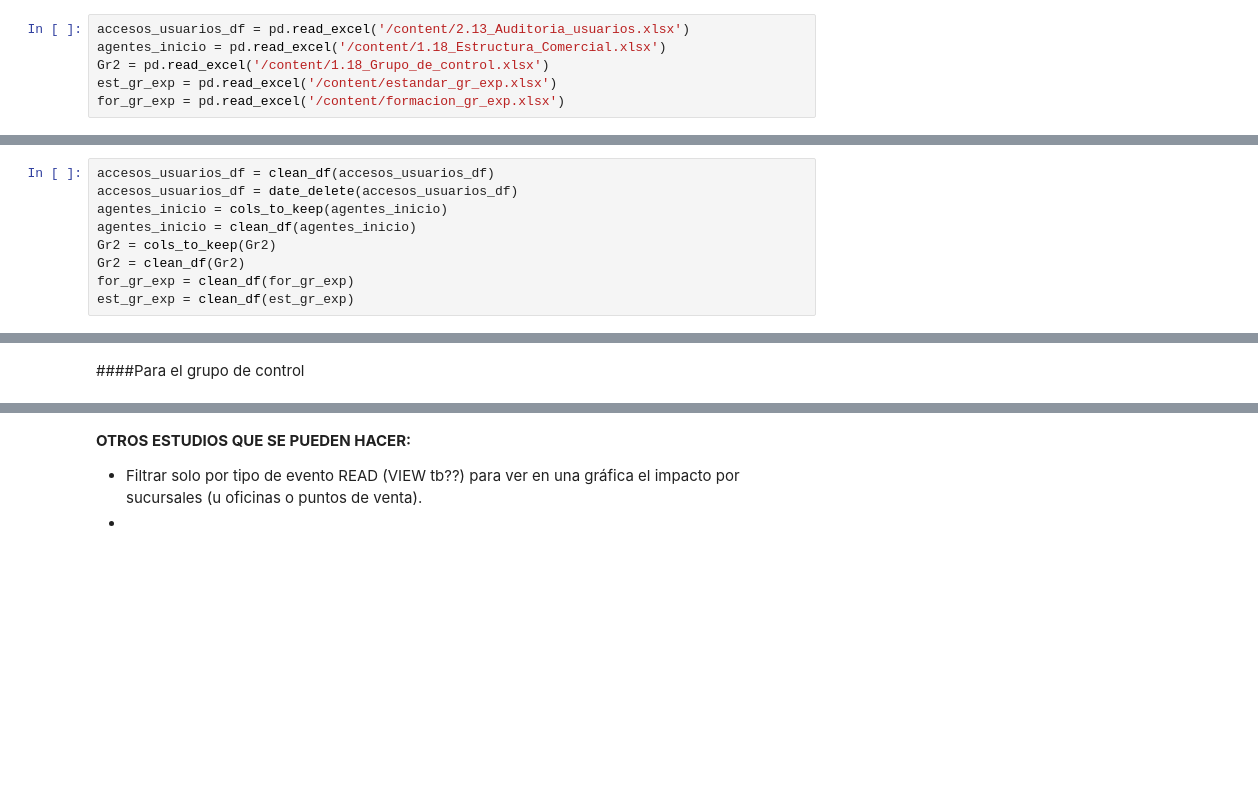
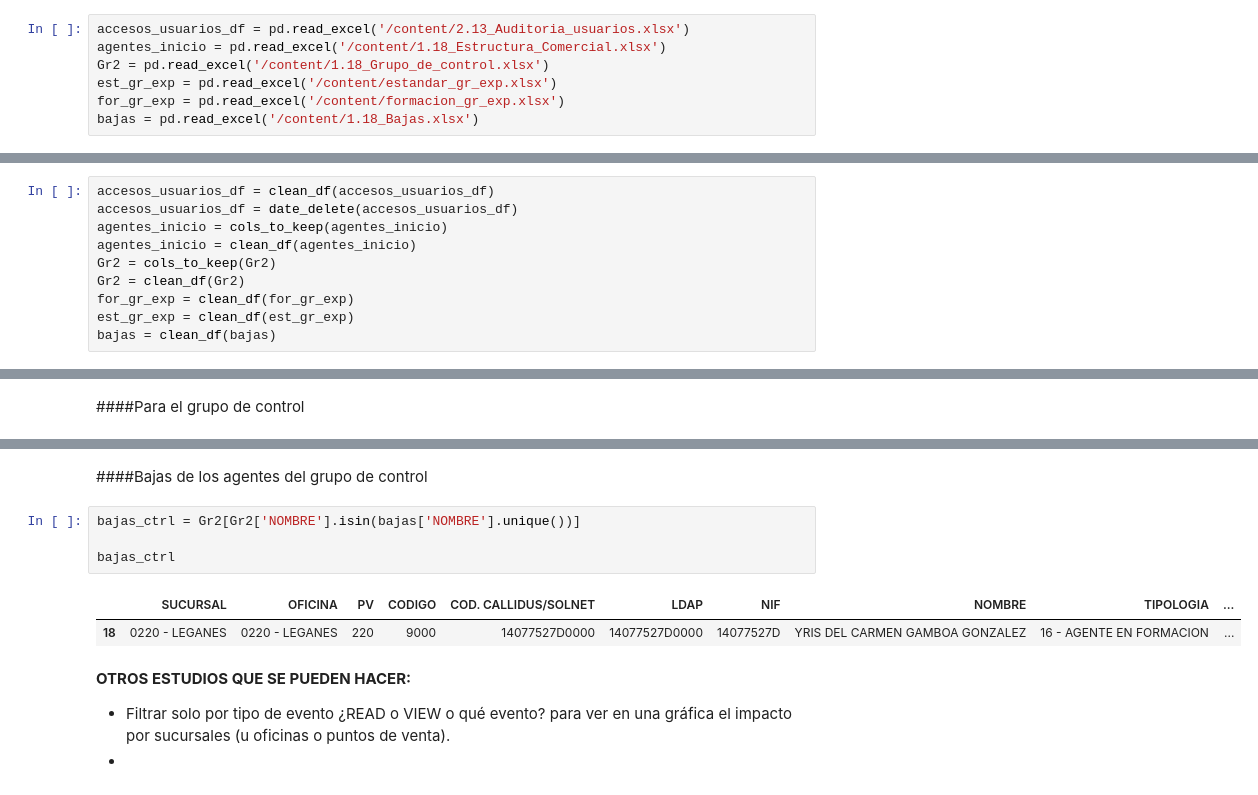
Before and after one commit to Ana-AlonsoCanizares/AA_GRUPO3, a Jupyter notebook: PruebaControl_OCASO.ipynb, the cells around one changed output, grey strips where cells are left out. Saved outputs shown, nothing was run; the diff lists cells and outputs as text; blank space fills up the shorter version.

```diff
--- a/PruebaControl_OCASO.ipynb
+++ b/PruebaControl_OCASO.ipynb
@@ -30,3 +30,4 @@ agentes_inicio = pd.read_excel('/content/1.18_Estructura_Comercial.xlsx')
 Gr2 = pd.read_excel('/content/1.18_Grupo_de_control.xlsx')
 est_gr_exp = pd.read_excel('/content/estandar_gr_exp.xlsx')
 for_gr_exp = pd.read_excel('/content/formacion_gr_exp.xlsx')
+bajas = pd.read_excel('/content/1.18_Bajas.xlsx')
@@ -66,3 +65,4 @@ Gr2 = cols_to_keep(Gr2)
 Gr2 = clean_df(Gr2)
 for_gr_exp = clean_df(for_gr_exp)
 est_gr_exp = clean_df(est_gr_exp)
+bajas = clean_df(bajas)
@@ -396,7 +408,16 @@ Hay 18 agentes en formación usando los informes y 12 agentes estándar, es deci
+# %% [markdown]
+####Bajas de los agentes del grupo de control
+# %%
+bajas_ctrl = Gr2[Gr2['NOMBRE'].isin(bajas['NOMBRE'].unique())]
+
+bajas_ctrl
+# %% [output]
+|  | SUCURSAL | OFICINA | PV | CODIGO | COD. CALLIDUS/SOLNET | LDAP | NIF | NOMBRE | TIPOLOGIA | ... |
+| 18 | 0220 - LEGANES | 0220 - LEGANES | 220 | 9000 | 14077527D0000 | 14077527D0000 | 14077527D | YRIS DEL CARMEN GAMBOA GONZALEZ | 16 - AGENTE EN FORMACION | ... |
 # %% [markdown]
 **OTROS ESTUDIOS QUE SE PUEDEN HACER:**
 
 
 
-*   Filtrar solo por tipo de evento READ (VIEW tb??) para ver en una gráfica el impacto por sucursales (u oficinas o puntos de venta).
+*   Filtrar solo por tipo de evento ¿READ  o VIEW o qué evento? para ver en una gráfica el impacto por sucursales (u oficinas o puntos de venta).
 *
```
Also changed, not shown: parts of 15 cells of this notebook.
